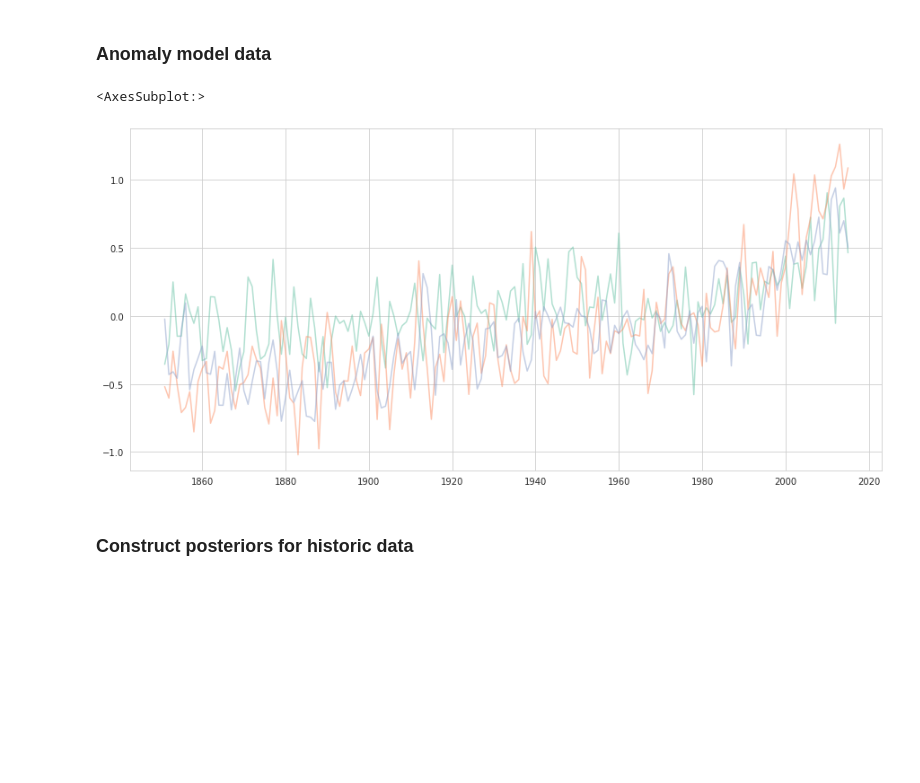
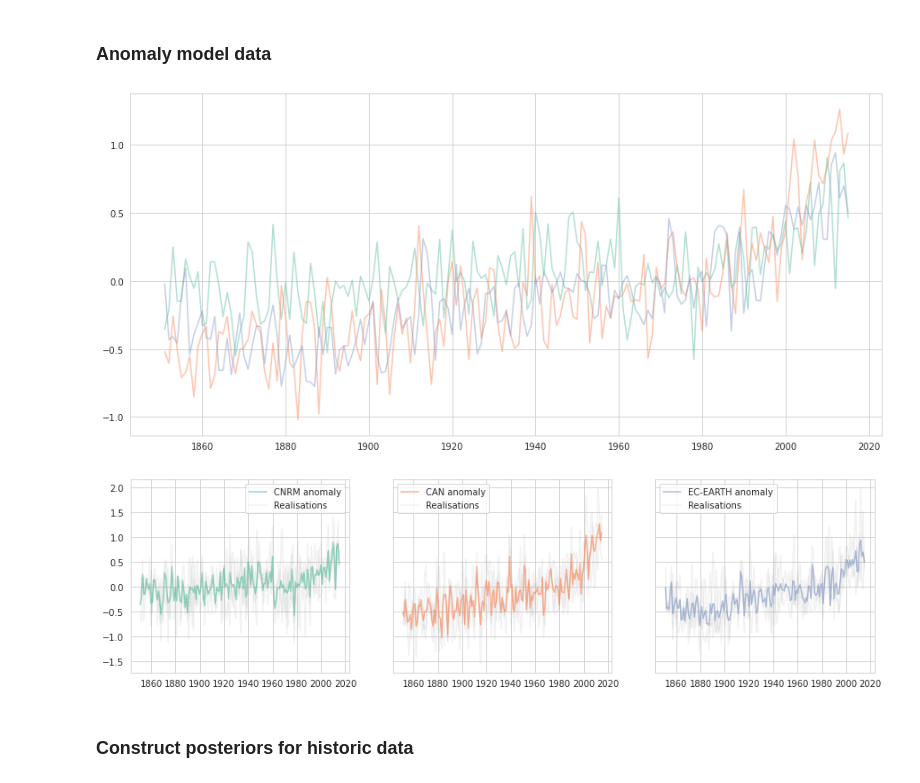
Before and after one commit to mattramos/bayesian_ensembling, a Jupyter notebook: experiments/figure2_xarray_3D.ipynb, the cells around one changed output. Drawn from its saved outputs; the diff is of its cells as text; code cells hidden in the pictures; blank space fills up the shorter version.

```diff
--- a/experiments/figure2_xarray_3D.ipynb
+++ b/experiments/figure2_xarray_3D.ipynb
@@ -61,8 +62,9 @@ ec_anomaly = ec_model.calculate_anomaly(resample_freq='Y')
 # %%
 hist_anom_models = es.ModelCollection([cnrm_anomaly, can_anomaly, ec_anomaly])
 hist_anom_models.plot_all()
+hist_anom_models.plot_grid()
 # %% [output]
-<AxesSubplot:>
 [figure]
+[figure, added]
 # %% [markdown]
 ### Construct posteriors for historic data
```
Also changed, not shown: parts of 10 cells of this notebook.
